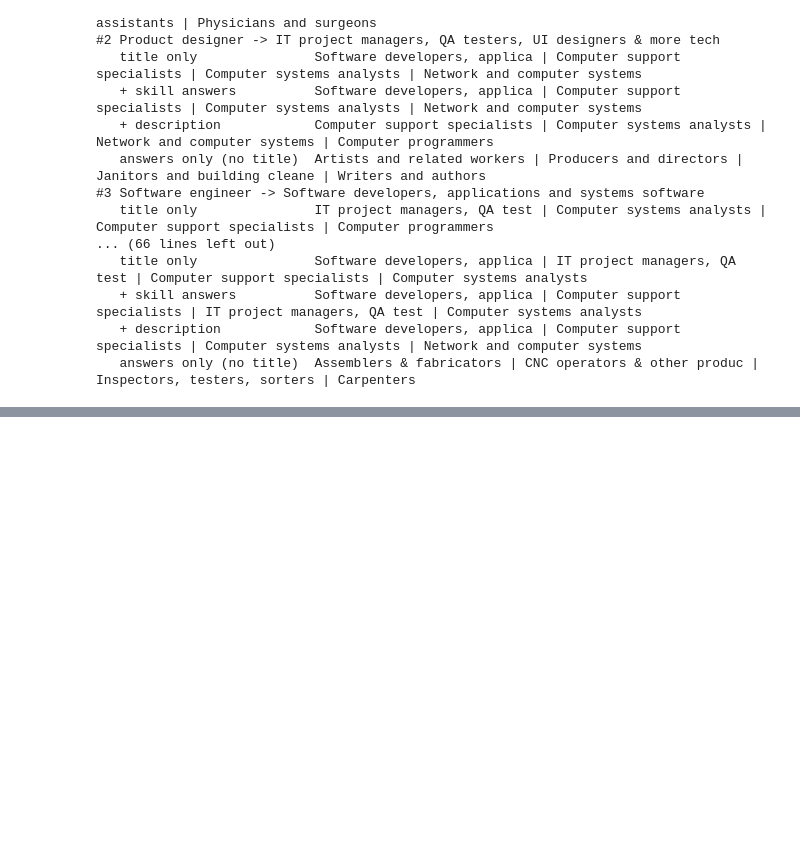
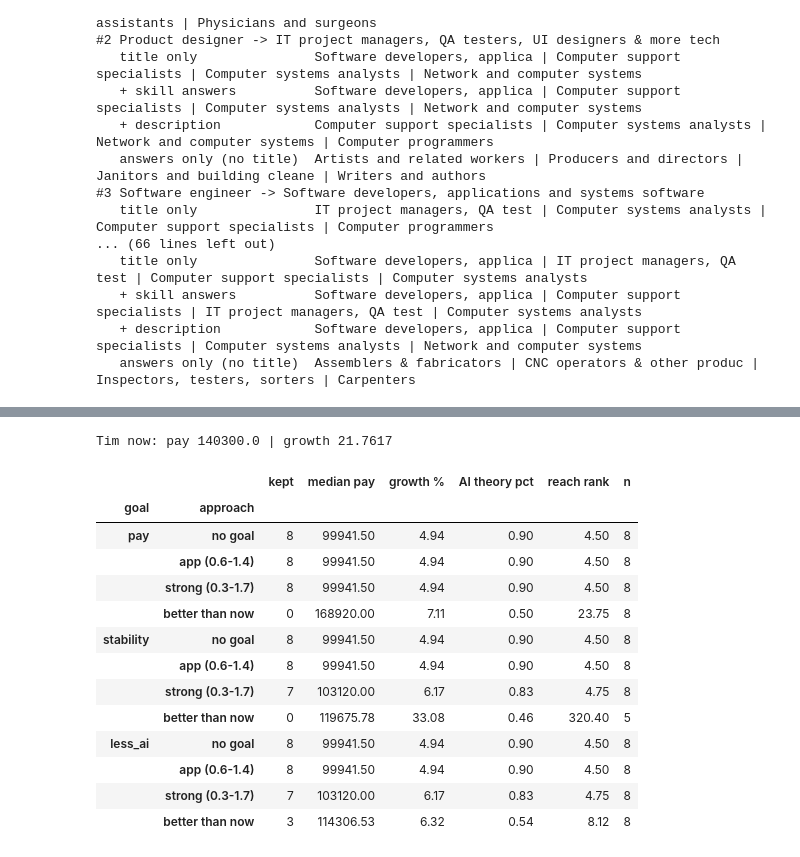
Before and after one commit to tlebon/job-transit, a Jupyter notebook: notebooks/09_recommendation_audit.ipynb, the cells around one changed output, grey strips where cells are left out. Cells and saved outputs as stored; diff of their text form; code cells hidden in the pictures; blank space fills up the shorter version.

Commit message:
notebook 09: goal and experience multiplier audit

```diff
--- a/notebooks/09_recommendation_audit.ipynb
+++ b/notebooks/09_recommendation_audit.ipynb
@@ -253,0 +344,33 @@ for person in people:
+# %%
+def summary(profile, n=8):
+    frame, origin = base(profile)
+    plain = set(top(profile, 'pay', 'no goal', n).index)
+    rows = []
+    for goal in SIGNALS:
+        for name in GOAL_APPROACHES:
+            t = top(profile, goal, name, n)
+            rows.append({'goal': goal, 'approach': name, 'kept': len(plain & set(t.index)),
+                         'median pay': t['median_wage'].median(), 'growth %': t['growth_pct'].mean(),
+                         'AI theory pct': t['ai_theoretical_pct_in_zone'].mean(),
+                         'reach rank': t['reach_rank'].mean(), 'n': len(t)})
+    return pd.DataFrame(rows).set_index(['goal', 'approach']).round(2)
+
+
+print('Tim now: pay', base(tim_plain)[1]['median_wage'], '| growth', base(tim_plain)[1]['growth_pct'])
+summary(tim_plain)
+# %% [output]
+Tim now: pay 140300.0 | growth 21.7617
+|  |  | kept | median pay | growth % | AI theory pct | reach rank | n |
+| goal | approach |  |  |  |  |  |  |
+| pay | no goal | 8 | 99941.50 | 4.94 | 0.90 | 4.50 | 8 |
+|  | app (0.6-1.4) | 8 | 99941.50 | 4.94 | 0.90 | 4.50 | 8 |
+|  | strong (0.3-1.7) | 8 | 99941.50 | 4.94 | 0.90 | 4.50 | 8 |
+|  | better than now | 0 | 168920.00 | 7.11 | 0.50 | 23.75 | 8 |
+| stability | no goal | 8 | 99941.50 | 4.94 | 0.90 | 4.50 | 8 |
+|  | app (0.6-1.4) | 8 | 99941.50 | 4.94 | 0.90 | 4.50 | 8 |
+|  | strong (0.3-1.7) | 7 | 103120.00 | 6.17 | 0.83 | 4.75 | 8 |
+|  | better than now | 0 | 119675.78 | 33.08 | 0.46 | 320.40 | 5 |
+| less_ai | no goal | 8 | 99941.50 | 4.94 | 0.90 | 4.50 | 8 |
+|  | app (0.6-1.4) | 8 | 99941.50 | 4.94 | 0.90 | 4.50 | 8 |
+|  | strong (0.3-1.7) | 7 | 103120.00 | 6.17 | 0.83 | 4.75 | 8 |
+|  | better than now | 3 | 114306.53 | 6.32 | 0.54 | 8.12 | 8 |
```
Also changed, not shown: parts of 15 cells of this notebook.
